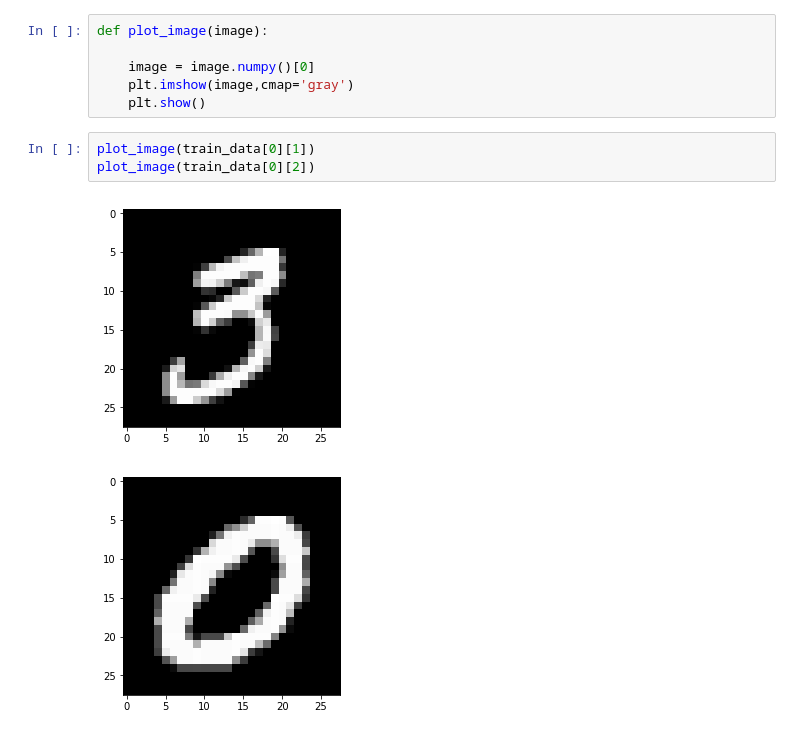
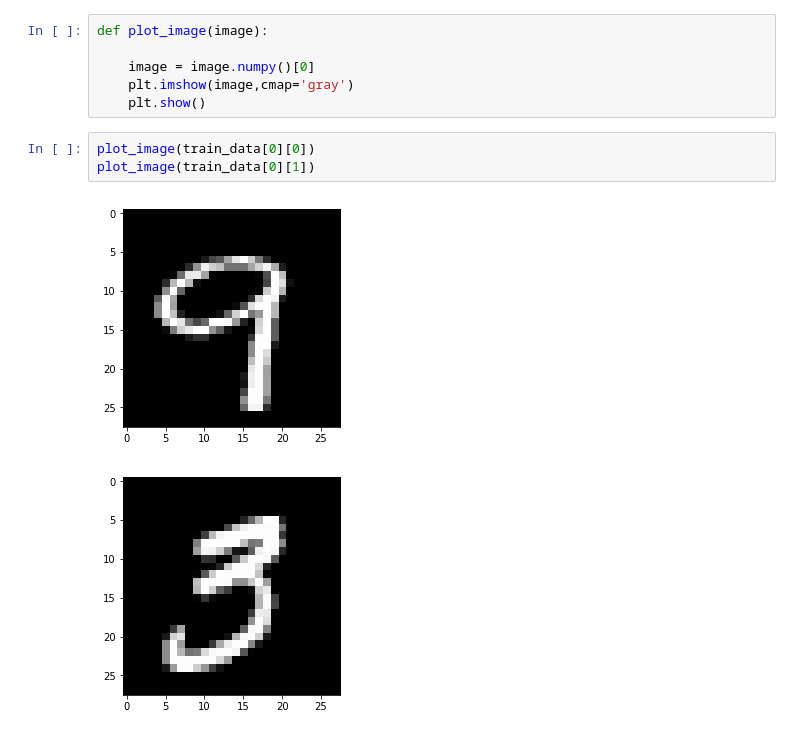
Before and after one commit to amoghreddytech/_torch, a Jupyter notebook: CNN.ipynb, the cells around one changed output. Drawn from its saved outputs; the diff is of its cells as text.

```diff
--- a/CNN.ipynb
+++ b/CNN.ipynb
@@ -40,11 +41,11 @@ def plot_image(image):
     plt.imshow(image,cmap='gray')
     plt.show()
 # %%
+plot_image(train_data[0][0])
 plot_image(train_data[0][1])
-plot_image(train_data[0][2])
 # %% [output]
-[figure, old version]
+[figure, new version]
-[figure, old version]
+[figure, new version]
 # %%
 #Let's investigate the data
 
```
Also changed, not shown: parts of 11 cells of this notebook.
